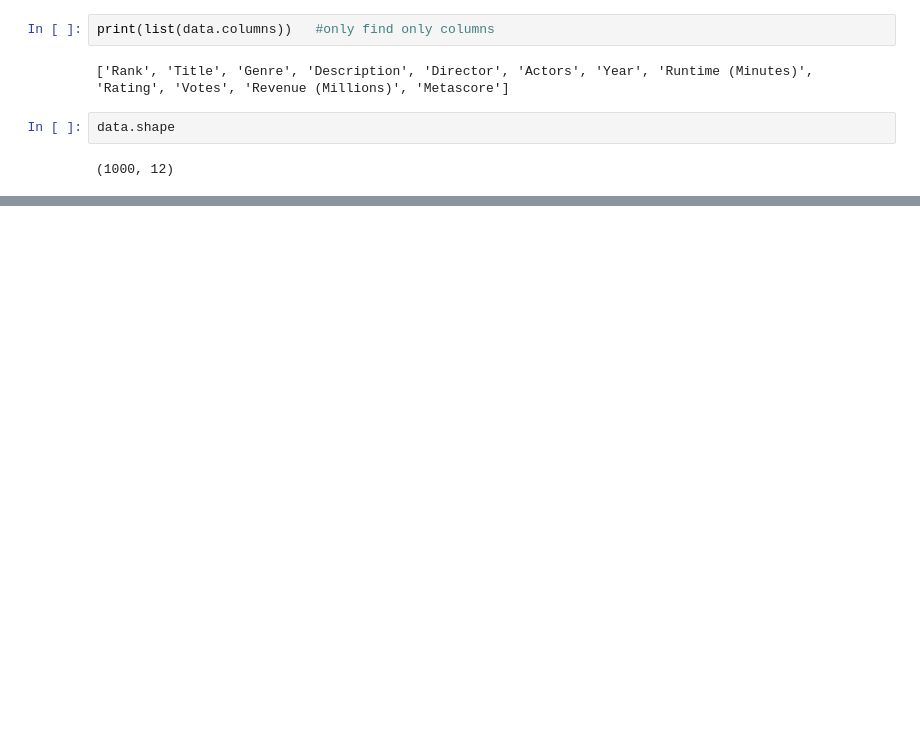
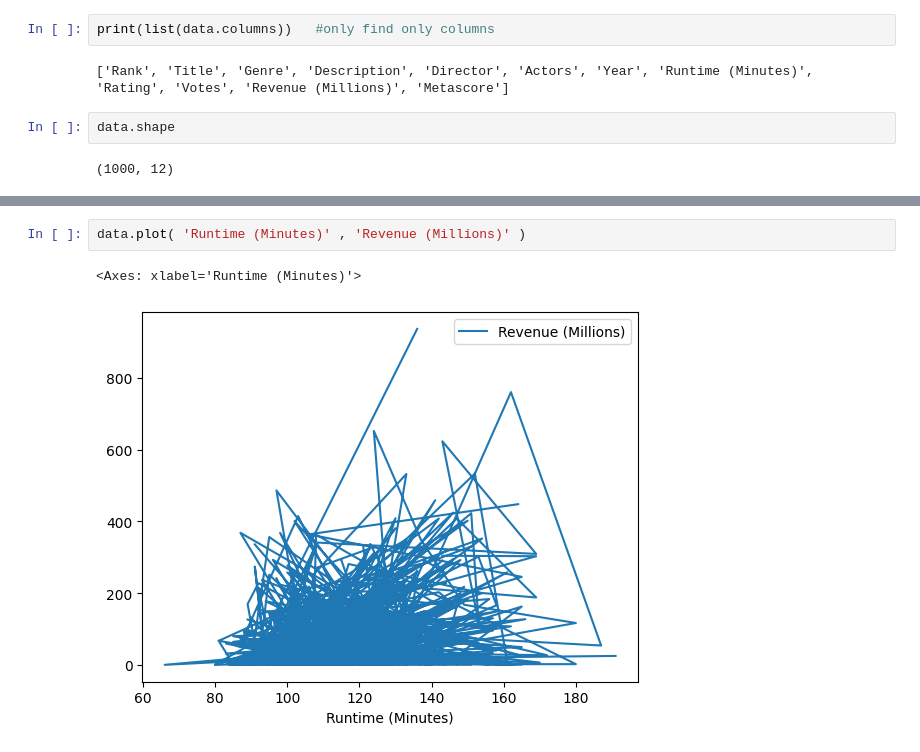
Before and after one commit to Naitikpareek123/Naitikpareek123, a Jupyter notebook: python/project3/test.ipynb, the cells around one changed output, grey strips where cells are left out. Cells and saved outputs as stored; diff of their text form; blank space fills up the shorter version.

```diff
--- a/python/project3/test.ipynb
+++ b/python/project3/test.ipynb
@@ -217,0 +191,5 @@ Name: Votes, dtype: int64
+# %%
+data.plot( 'Runtime (Minutes)' , 'Revenue (Millions)' )
+# %% [output]
+<Axes: xlabel='Runtime (Minutes)'>
+[figure, added]
```
Also changed, not shown: parts of 12 cells of this notebook.
